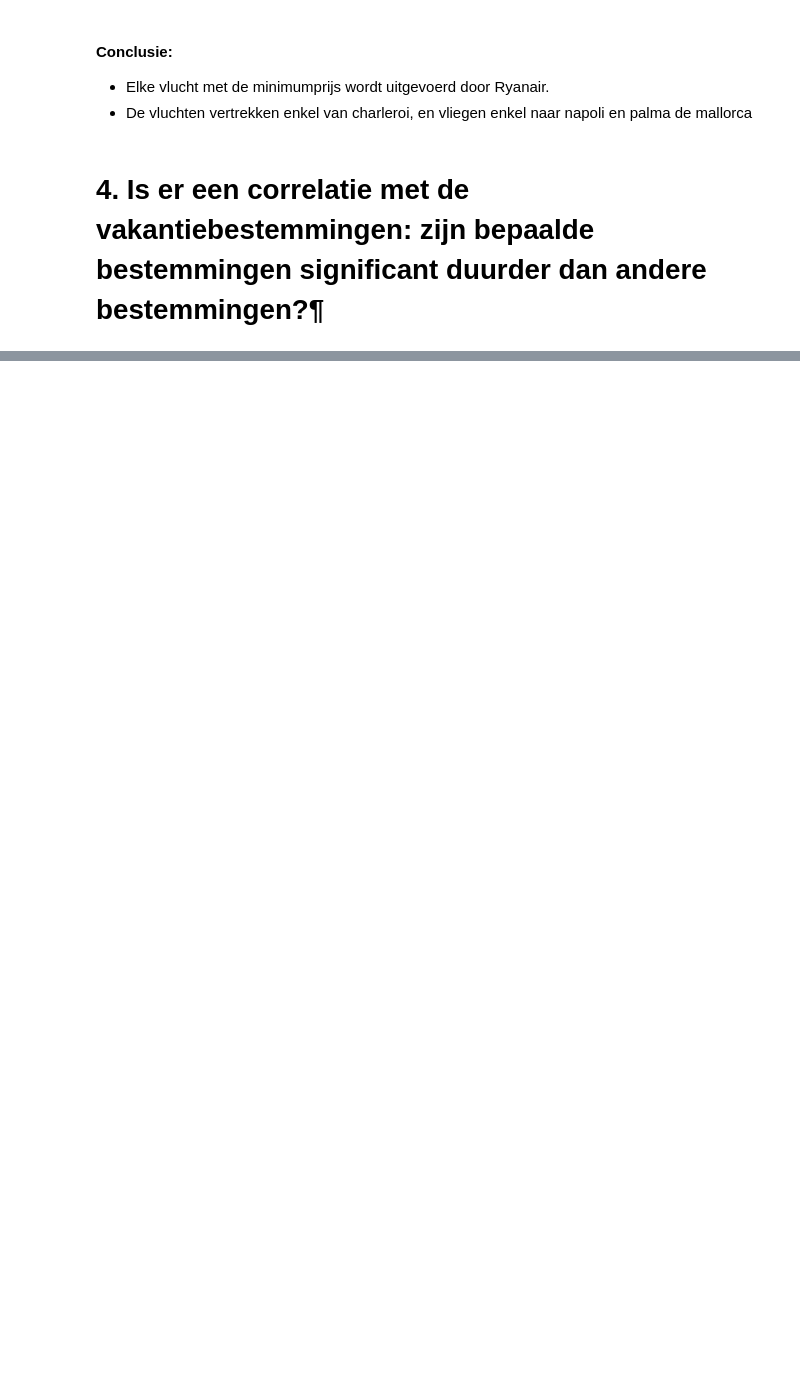
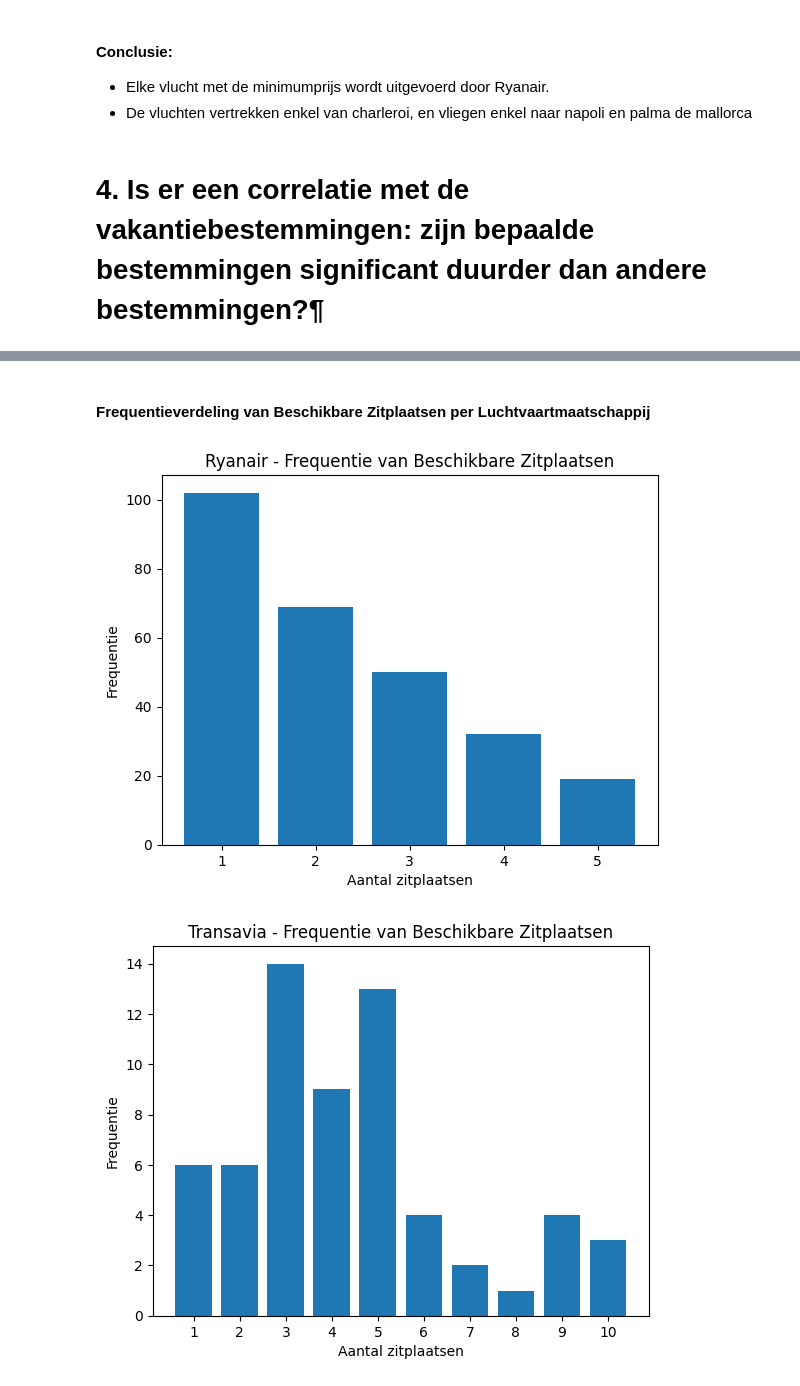
Before and after one commit to ademayari/data-engineering-project-1, a Jupyter notebook: pandas/Pandas Analyses.ipynb, the cells around one changed output, grey strips where cells are left out. Saved outputs shown, nothing was run; the diff lists cells and outputs as text; code cells hidden in the pictures; blank space fills up the shorter version.

```diff
--- a/pandas/Pandas Analyses.ipynb
+++ b/pandas/Pandas Analyses.ipynb
@@ -89,0 +189,11 @@ correct_data[correct_data["price"] == correct_data["price"].min()]
+# %%
+data = df.copy(deep=True)
+data = data[data['available_seats'] != -1]
+data['departure_date'] = pd.to_datetime(data['departure_date'])
+data['scrape_date'] = pd.to_datetime(data['scrape_date'])
+
+# Filter rijen waar het verschil tussen vertrekdatum en schraapdatum 5 dagen is
+five_days_before_departure = data[data['departure_date'] - data['scrape_date'] == pd.Timedelta(days=5)]
+
+# Groepeer gegevens op airline_iata_code en available_seats, en tel het aantal keren
+seat_counts = five_days_before_departure.groupby(['airline_iata_code', 'available_seats']).size().reset_index(name='occurrences')
@@ -89,0 +207,14 @@ correct_data[correct_data["price"] == correct_data["price"].min()]
+# %% [markdown]
+#### Frequentieverdeling van Beschikbare Zitplaatsen per Luchtvaartmaatschappij
+# %%
+for airline_code in seat_counts['airline_iata_code'].unique():
+    airline_data = seat_counts[seat_counts['airline_iata_code'] == airline_code]
+    plt.bar(airline_data['available_seats'], airline_data['occurrences'])
+    plt.xticks(airline_data['available_seats'])  #
+    plt.xlabel('Aantal zitplaatsen')
+    plt.ylabel('Frequentie')
+    plt.title(f"{IATA_TO_NAME[airline_code]} - Frequentie van Beschikbare Zitplaatsen")
+    plt.show()
+# %% [output]
+[figure, added]
+[figure, added]
```
Also changed, not shown: parts of 18 cells of this notebook, 8 other files.
